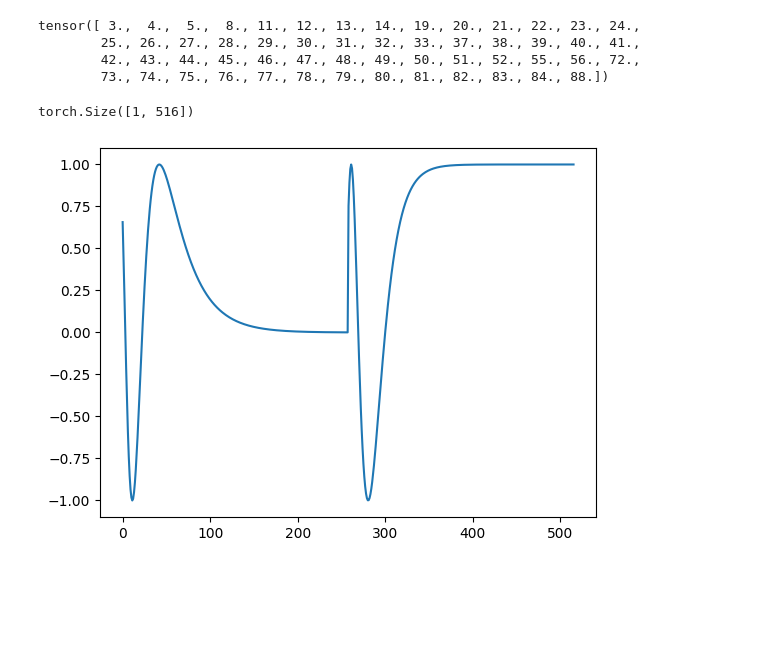
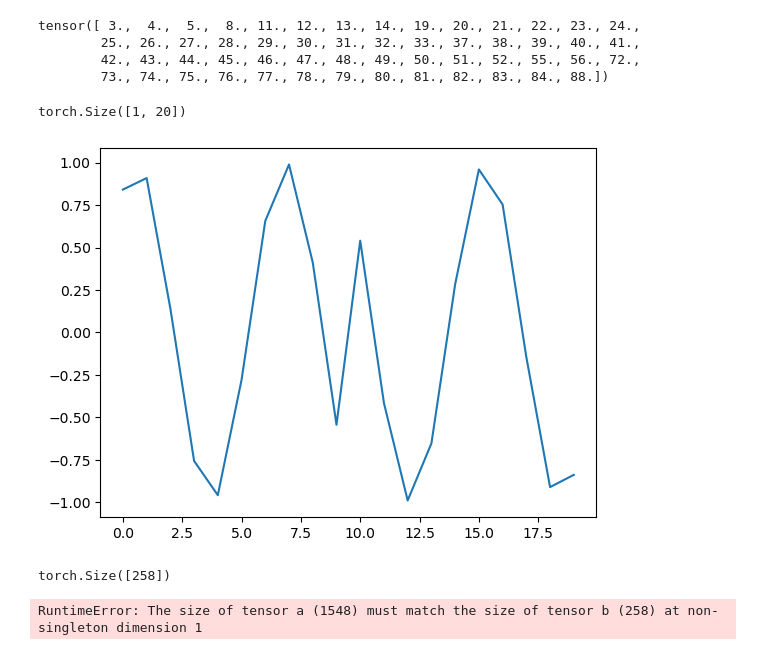
Before and after one commit to BaconBreaker/graph-diffusion-project, a Jupyter notebook: code/obsolete/data_exploration.ipynb, the cells around one changed output. Cells and saved outputs as stored; diff of their text form; code cells hidden in the pictures; blank space fills up the shorter version.

```diff
--- a/code/obsolete/data_exploration.ipynb
+++ b/code/obsolete/data_exploration.ipynb
@@ -225,18 +225,18 @@ def pos_encoding(self, t, channels):
     pos_enc = torch.cat([pos_enc_a, pos_enc_b], dim=-1)
     return pos_enc
 # %%
-t = torch.tensor([7])
-channels = 516
+t = torch.tensor([1,2,3,4,5,6,7,8,9,10])
+channels = 2
 inv_freq = 1.0 / (
         10000
         ** (torch.arange(0, channels, 2, device='cpu').float() / channels)
 )
 pos_enc_a = torch.sin(t.repeat(1, channels // 2) * inv_freq)
 pos_enc_b = torch.cos(t.repeat(1, channels // 2) * inv_freq)
 pos_enc = torch.cat([pos_enc_a, pos_enc_b], dim=-1)
 print(pos_enc.shape)
 plt.plot(pos_enc[0])
 plt.show()
 # %% [output]
-torch.Size([1, 516])
+torch.Size([1, 20])
-[figure, old version]
+[figure, new version]
@@ -242,0 +256,5 @@ torch.Size([1, 516])
+# %%
+a = pos_encoding(torch.tensor([1,2,3,4,5,6]), 516)
+# %% [output]
+torch.Size([258])
+RuntimeError: The size of tensor a (1548) must match the size of tensor b (258) at non-singleton dimension 1
```
Also changed, not shown: parts of 5 cells of this notebook, 3 other files.
